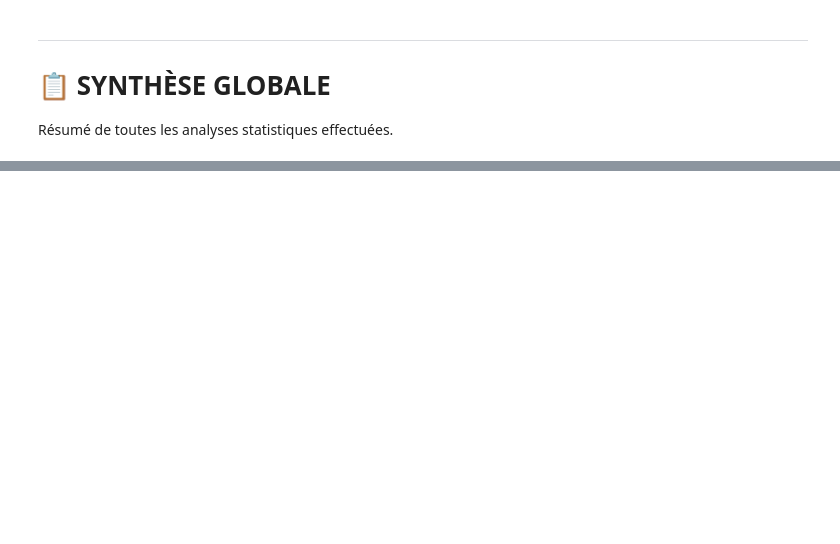
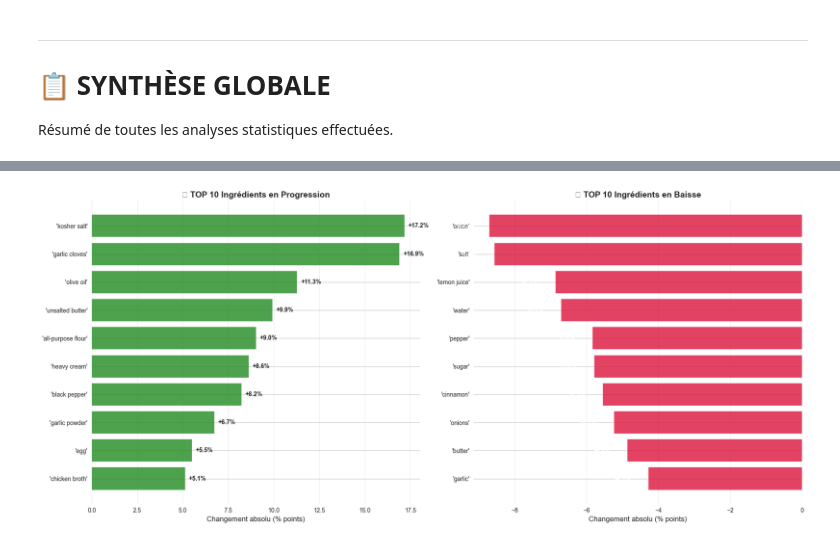
Before and after one commit to julienlafrance/backtothefuturekitchen, a Jupyter notebook: 00_eda/01_long_term/01_recipe_analysis.ipynb, the cells around one changed output, grey strips where cells are left out. Cells and saved outputs as stored; diff of their text form; code cells hidden in the pictures; blank space fills up the shorter version.

```diff
--- a/00_eda/01_long_term/01_recipe_analysis.ipynb
+++ b/00_eda/01_long_term/01_recipe_analysis.ipynb
@@ -658,0 +1079,19 @@ print("="*80)
+# %%
+# 📉 Étape 4 : TOP 20 Baisses (les ingrédients qui disparaissent)
+print("="*80)
+print("📉 TOP 20 INGRÉDIENTS EN PLUS FORTE BAISSE (2000-2018)")
+print("="*80)
+
+top_declines = evolution_df.nsmallest(20, "absolute_change")
+
+for idx, row in top_declines.iterrows():
+    emoji = "💀" if row["percent_change"] < -50 else "📉"
+    sig = "✅" if row["significant"] else "⚠️"
+
+    print(f"\n{emoji} {row['ingredient'].upper()}")
+    print(f"   • 2000: {row['pct_2000']:.2f}% → 2018: {row['pct_2018']:.2f}%")
+    print(f"   • Changement absolu: {row['absolute_change']:.2f}% points")
+    print(f"   • Changement relatif: {row['percent_change']:.1f}%")
+    print(f"   • Corrélation (ρ): {row['spearman_corr']:+.4f} (p={row['p_value']:.6f}) {sig}")
+
+print("\n" + "="*80)
@@ -658,0 +1116,38 @@ print("="*80)
+# %%
+# 📊 Visualisation : Comparaison TOP Progressions vs TOP Baisses
+fig, axes = plt.subplots(1, 2, figsize=(18, 8))
+
+# 1. TOP 10 Progressions
+ax1 = axes[0]
+top10_prog = top_progressions.head(10).sort_values("absolute_change")
+ax1.barh(range(len(top10_prog)), top10_prog["absolute_change"], color="forestgreen", alpha=0.8)
+ax1.set_yticks(range(len(top10_prog)))
+ax1.set_yticklabels(top10_prog["ingredient"])
+ax1.set_xlabel("Changement absolu (% points)", fontsize=12)
+ax1.set_title("🔥 TOP 10 Ingrédients en Progression", fontsize=14, fontweight="bold")
+ax1.grid(axis='x', alpha=0.3)
+
+# Ajouter les valeurs
+for i, (idx, row) in enumerate(top10_prog.iterrows()):
+    ax1.text(row["absolute_change"] + 0.2, i, f"+{row['absolute_change']:.1f}%",
+             va='center', fontsize=10, fontweight='bold')
+
+# 2. TOP 10 Baisses
+ax2 = axes[1]
+top10_decl = top_declines.head(10).sort_values("absolute_change", ascending=False)
+ax2.barh(range(len(top10_decl)), top10_decl["absolute_change"], color="crimson", alpha=0.8)
+ax2.set_yticks(range(len(top10_decl)))
+ax2.set_yticklabels(top10_decl["ingredient"])
+ax2.set_xlabel("Changement absolu (% points)", fontsize=12)
+ax2.set_title("📉 TOP 10 Ingrédients en Baisse", fontsize=14, fontweight="bold")
+ax2.grid(axis='x', alpha=0.3)
+
+# Ajouter les valeurs
+for i, (idx, row) in enumerate(top10_decl.iterrows()):
+    ax2.text(row["absolute_change"] - 0.5, i, f"{row['absolute_change']:.1f}%",
+             va='center', ha='right', fontsize=10, fontweight='bold', color='white')
+
+plt.tight_layout()
+plt.show()
+# %% [output]
+[figure, added]
```
Also changed, not shown: parts of 47 cells of this notebook, 1 other file.
